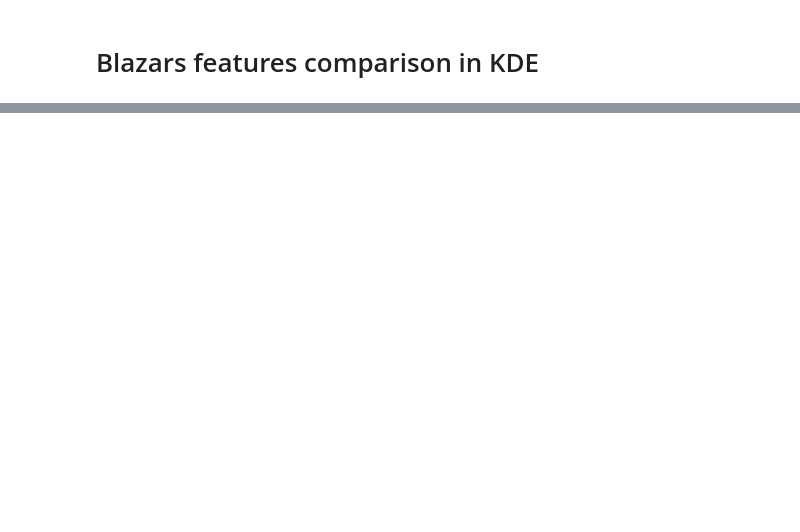
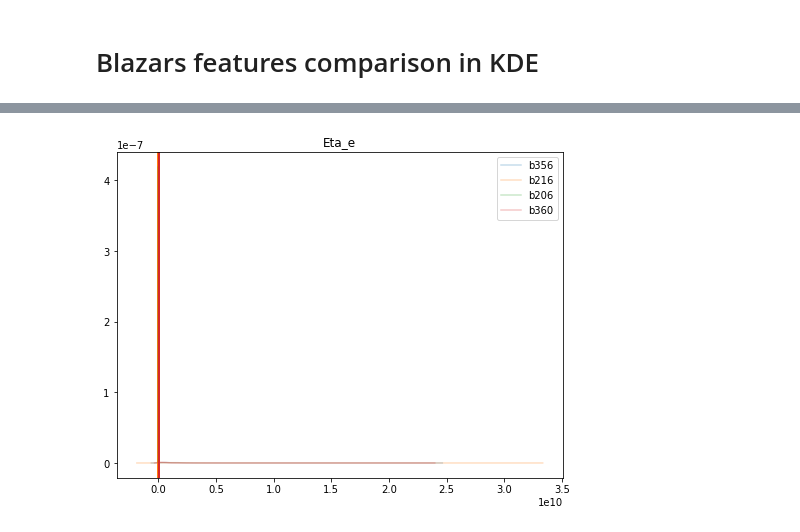
Before and after one commit to leliel12/paper_gema, a Jupyter notebook: 02_kde_comparations.ipynb, the cells around one changed output, grey strips where cells are left out. Saved outputs shown, nothing was run; the diff lists cells and outputs as text; code cells hidden in the pictures; blank space fills up the shorter version.

```diff
--- a/02_kde_comparations.ipynb
+++ b/02_kde_comparations.ipynb
@@ -63,0 +187,5 @@ for tile in df.columns:
+# %%
+feat_plot_conf['Eta_e'] = {'xscale':'linear', 'yscale':'linear'}
+plot_feat('Eta_e', feat_plot_conf=feat_plot_conf)
+# %% [output]
+[figure, added]
```
Also changed, not shown: parts of 58 cells of this notebook, 3 other files.
